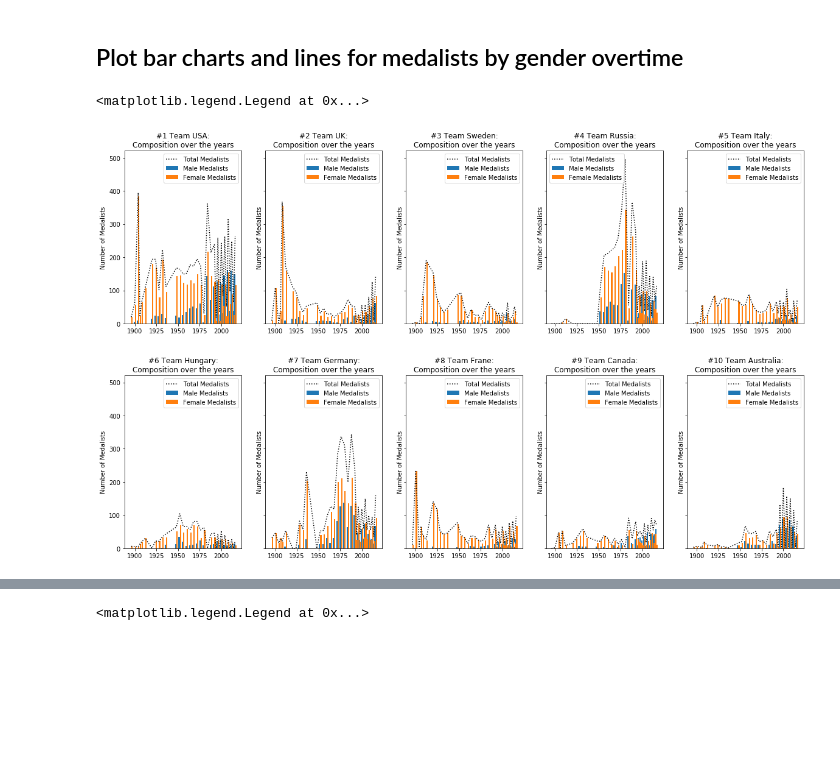
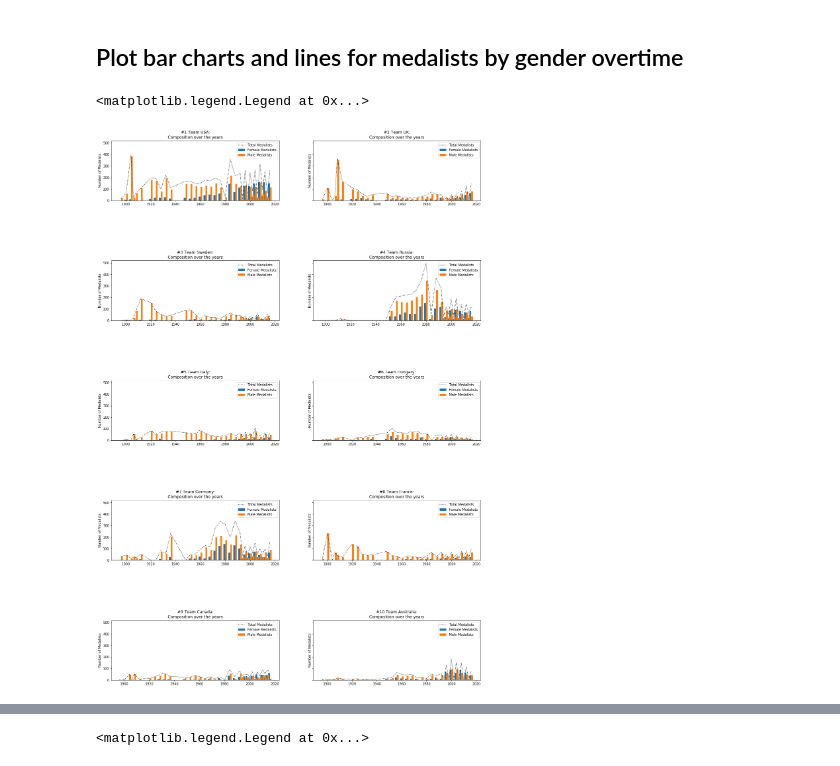
Before and after one commit to shashanksheth/project-dividebyzero, a Jupyter notebook: Amber_WIP.ipynb, the cells around one changed output, grey strips where cells are left out. Drawn from its saved outputs; the diff is of its cells as text; code cells hidden in the pictures; blank space fills up the shorter version.

```diff
--- a/Amber_WIP.ipynb
+++ b/Amber_WIP.ipynb
@@ -234,88 +250,88 @@ australiabygender
 ## Plot bar charts and lines for medalists by gender overtime
 # %%
 # Plot the values of male, female and total athletes using bar charts and the line charts.
-fig, ((ax1, ax2,ax3, ax4, ax5), (ax6, ax7,ax8, ax9, ax10)) = subplots(nrows = 2, ncols = 5, figsize = (20, 12), sharey = True)
-fig.subplots_adjust(hspace = 0.3)
+fig, ((ax1, ax2),(ax3, ax4), (ax5, ax6) , (ax7,ax8), (ax9, ax10)) = subplots(nrows = 5, ncols = 2, figsize = (20, 30), sharey = True)
+fig.subplots_adjust(hspace = 1)
 
 # Plot team #1 USA's performance by gender
-ax1.bar(usabygender.columns, usabygender.iloc[0], width = -1.5, align = 'edge', label = 'Male Medalists')
-ax1.bar(usabygender.columns, usabygender.iloc[1], width = 1.5, align = 'edge', label = 'Female Medalists')
+ax1.bar(usabygender.columns, usabygender.iloc[0], width = -1.5, align = 'edge', label = 'Female Medalists')
+ax1.bar(usabygender.columns, usabygender.iloc[1], width = 1.5, align = 'edge', label = 'Male Medalists')
 ax1.plot(medals_overtime.columns, medals_overtime.iloc[9], linestyle = ':', color = 'black', label = 'Total Medalists')
 ax1.set_title('#1 Team USA:\nComposition over the years')
 ax1.set_ylabel('Number of Medalists')
 ax1.legend(loc = 'best')
 
 # Plot team #2 UK's performance by gender
-ax2.bar(ukbygender.columns, ukbygender.iloc[0], width = -1.5, align = 'edge', label = 'Male Medalists')
-ax2.bar(ukbygender.columns, ukbygender.iloc[1], width = 1.5, align = 'edge', label = 'Female Medalists')
+ax2.bar(ukbygender.columns, ukbygender.iloc[0], width = -1.5, align = 'edge', label = 'Female Medalists')
+ax2.bar(ukbygender.columns, ukbygender.iloc[1], width = 1.5, align = 'edge', label = 'Male Medalists')
 ax2.plot(medals_overtime.columns, medals_overtime.iloc[8], linestyle = ':', color = 'black', label = 'Total Medalists')
 ax2.set_title('#2 Team UK:\nComposition over the years')
 ax2.set_ylabel('Number of Medalists')
 ax2.legend(loc = 'best')
 
 # Plot team #3 Sweden's performance by gender
-ax3.bar(swedenbygender.columns, swedenbygender.iloc[0], width = -1.5, align = 'edge', label = 'Male Medalists')
-ax3.bar(swedenbygender.columns, swedenbygender.iloc[1], width = 1.5, align = 'edge', label = 'Female Medalists')
+ax3.bar(swedenbygender.columns, swedenbygender.iloc[0], width = -1.5, align = 'edge', label = 'Female Medalists')
+ax3.bar(swedenbygender.columns, swedenbygender.iloc[1], width = 1.5, align = 'edge', label = 'Male Medalists')
 ax3.plot(medals_overtime.columns, medals_overtime.iloc[7], linestyle = ':', color = 'black', label = 'Total Medalists')
 ax3.set_title('#3 Team Sweden:\nComposition over the years')
 ax3.set_ylabel('Number of Medalists')
 ax3.legend(loc = 'best')
 
 # Plot team #4 Russia's performance by gender
-ax4.bar(russiabygender.columns, russiabygender.iloc[0], width = -1.5, align = 'edge', label = 'Male Medalists')
-ax4.bar(russiabygender.columns, russiabygender.iloc[1], width = 1.5, align = 'edge', label = 'Female Medalists')
+ax4.bar(russiabygender.columns, russiabygender.iloc[0], width = -1.5, align = 'edge', label = 'Female Medalists')
+ax4.bar(russiabygender.columns, russiabygender.iloc[1], width = 1.5, align = 'edge', label = 'Male Medalists')
 ax4.plot(medals_overtime.columns, medals_overtime.iloc[6], linestyle = ':', color = 'black', label = 'Total Medalists')
 ax4.set_title('#4 Team Russia:\nComposition over the years')
 ax4.set_ylabel('Number of Medalists')
 ax4.legend(loc = 'best')
 
 # Plot team #5 Italy's performance by gender
-ax5.bar(italybygender.columns, italybygender.iloc[0], width = -1.5, align = 'edge', label = 'Male Medalists')
-ax5.bar(italybygender.columns, italybygender.iloc[1], width = 1.5, align = 'edge', label = 'Female Medalists')
+ax5.bar(italybygender.columns, italybygender.iloc[0], width = -1.5, align = 'edge', label = 'Female Medalists')
+ax5.bar(italybygender.columns, italybygender.iloc[1], width = 1.5, align = 'edge', label = 'Male Medalists')
 ax5.plot(medals_overtime.columns, medals_overtime.iloc[5], linestyle = ':', color = 'black', label = 'Total Medalists')
 ax5.set_title('#5 Team Italy:\nComposition over the years')
 ax5.set_ylabel('Number of Medalists')
 ax5.legend(loc = 'best')
 
 # Plot team #6 Hungary's performance by gender
-ax6.bar(hungarybygender.columns, hungarybygender.iloc[0], width = -1.5, align = 'edge', label = 'Male Medalists')
-ax6.bar(hungarybygender.columns, hungarybygender.iloc[1], width = 1.5, align = 'edge', label = 'Female Medalists')
+ax6.bar(hungarybygender.columns, hungarybygender.iloc[0], width = -1.5, align = 'edge', label = 'Female Medalists')
+ax6.bar(hungarybygender.columns, hungarybygender.iloc[1], width = 1.5, align = 'edge', label = 'Male Medalists')
 ax6.plot(medals_overtime.columns, medals_overtime.iloc[4], linestyle = ':', color = 'black', label = 'Total Medalists')
 ax6.set_title('#6 Team Hungary:\nComposition over the years')
 ax6.set_ylabel('Number of Medalists')
 ax6.legend(loc = 'best')
 
 # Plot team #7 Germany's performance by gender
-ax7.bar(germanybygender.columns, germanybygender.iloc[0], width = -1.5, align = 'edge', label = 'Male Medalists')
-ax7.bar(germanybygender.columns, germanybygender.iloc[1], width = 1.5, align = 'edge', label = 'Female Medalists')
+ax7.bar(germanybygender.columns, germanybygender.iloc[0], width = -1.5, align = 'edge', label = 'Female Medalists')
+ax7.bar(germanybygender.columns, germanybygender.iloc[1], width = 1.5, align = 'edge', label = 'Male Medalists')
 ax7.plot(medals_overtime.columns, medals_overtime.iloc[3], linestyle = ':', color = 'black', label = 'Total Medalists')
 ax7.set_title('#7 Team Germany:\nComposition over the years')
 ax7.set_ylabel('Number of Medalists')
 ax7.legend(loc = 'best')
 
 # Plot team #8 France's performance by gender
-ax8.bar(francebygender.columns, francebygender.iloc[0], width = -1.5, align = 'edge', label = 'Male Medalists')
-ax8.bar(francebygender.columns, francebygender.iloc[1], width = 1.5, align = 'edge', label = 'Female Medalists')
+ax8.bar(francebygender.columns, francebygender.iloc[0], width = -1.5, align = 'edge', label = 'Female Medalists')
+ax8.bar(francebygender.columns, francebygender.iloc[1], width = 1.5, align = 'edge', label = 'Male Medalists')
 ax8.plot(medals_overtime.columns, medals_overtime.iloc[2], linestyle = ':', color = 'black', label = 'Total Medalists')
-ax8.set_title('#8 Team Frane:\nComposition over the years')
+ax8.set_title('#8 Team France:\nComposition over the years')
 ax8.set_ylabel('Number of Medalists')
 ax8.legend(loc = 'best')
 
 # Plot team #9 Canada's performance by gender
-ax9.bar(canadabygender.columns, canadabygender.iloc[0], width = -1.5, align = 'edge', label = 'Male Medalists')
-ax9.bar(canadabygender.columns, canadabygender.iloc[1], width = 1.5, align = 'edge', label = 'Female Medalists')
+ax9.bar(canadabygender.columns, canadabygender.iloc[0], width = -1.5, align = 'edge', label = 'Female Medalists')
+ax9.bar(canadabygender.columns, canadabygender.iloc[1], width = 1.5, align = 'edge', label = 'Male Medalists')
 ax9.plot(medals_overtime.columns, medals_overtime.iloc[1], linestyle = ':', color = 'black', label = 'Total Medalists')
 ax9.set_title('#9 Team Canada:\nComposition over the years')
 ax9.set_ylabel('Number of Medalists')
 ax9.legend(loc = 'best')
 
 # Plot team #10 Australia's performance by gender
-ax10.bar(australiabygender.columns, australiabygender.iloc[0], width = -1.5, align = 'edge', label = 'Male Medalists')
-ax10.bar(australiabygender.columns, australiabygender.iloc[1], width = 1.5, align = 'edge', label = 'Female Medalists')
+ax10.bar(australiabygender.columns, australiabygender.iloc[0], width = -1.5, align = 'edge', label = 'Female Medalists')
+ax10.bar(australiabygender.columns, australiabygender.iloc[1], width = 1.5, align = 'edge', label = 'Male Medalists')
 ax10.plot(medals_overtime.columns, medals_overtime.iloc[0], linestyle = ':', color = 'black', label = 'Total Medalists')
 ax10.set_title('#10 Team Australia:\nComposition over the years')
 ax10.set_ylabel('Number of Medalists')
 ax10.legend(loc = 'best')
 # %% [output]
 <matplotlib.legend.Legend at 0x...>
-[figure, old version]
+[figure, new version]
```
Also changed, not shown: parts of 15 cells of this notebook.
